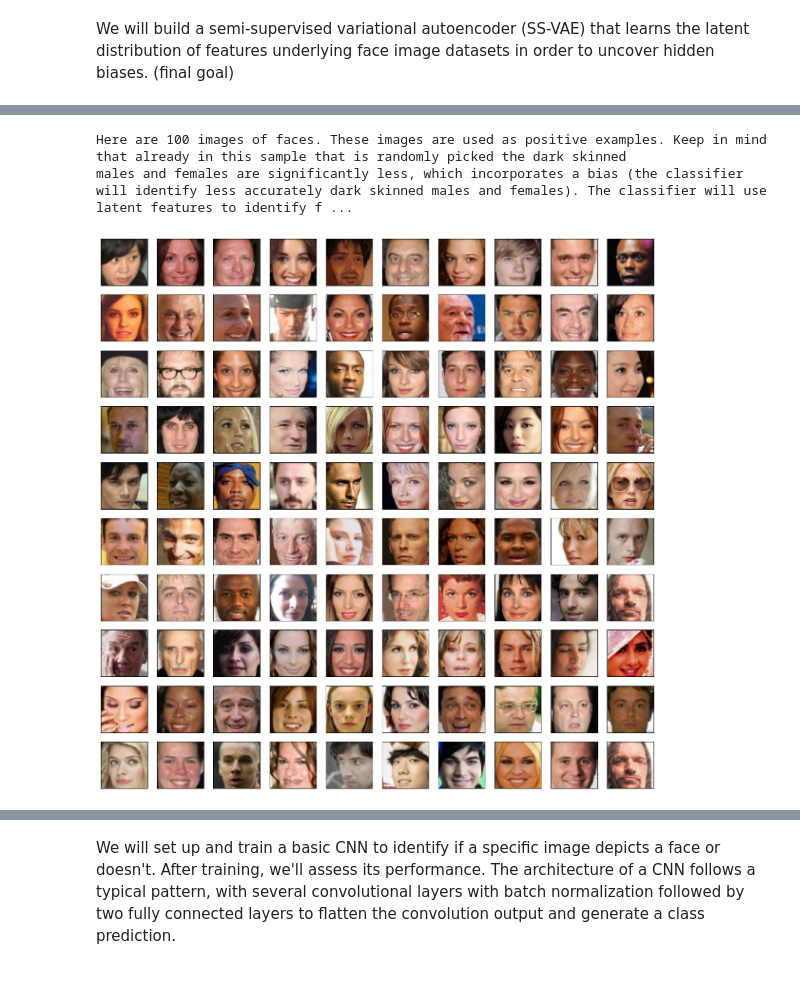
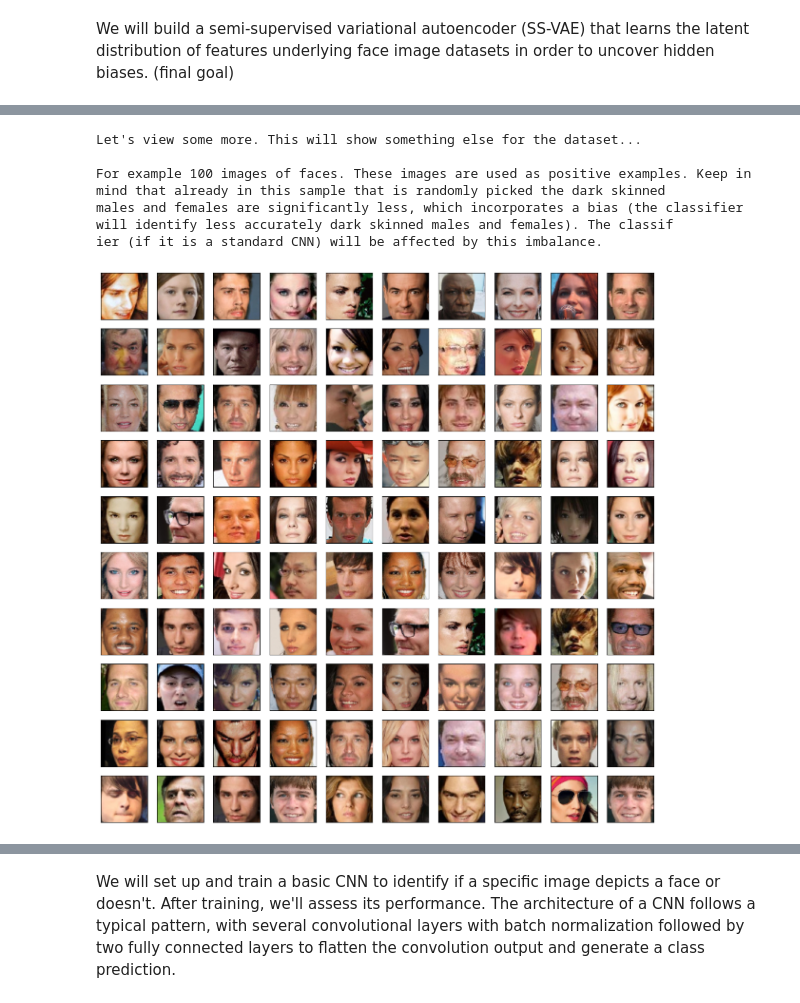
Before and after one commit to CaptainJimbo/MyPortfolio, a Jupyter notebook: facesfacesfacesNOTcomplete.ipynb, the cells around one changed output, grey strips where cells are left out. Saved outputs shown, nothing was run; the diff lists cells and outputs as text; code cells hidden in the pictures.

```diff
--- a/facesfacesfacesNOTcomplete.ipynb
+++ b/facesfacesfacesNOTcomplete.ipynb
@@ -63,0 +72,5 @@ number_of_training_examples = loader.get_train_size()
+# %%
+number_of_training_examples = loader.get_train_size()
+print(f'Size of training data is {number_of_training_examples} samples')
+(images, labels) = loader.get_batch(1000)
+print(f'Picked a batch of {len(images)} faces and {len(images)} non-faces samples.')
@@ -98,12 +115,17 @@ interactive(children=(IntSlider(value=2, description='idx_face', max=50), IntSli
 # %%
-print('Here are 100 images of faces. These images are used as positive examples. Keep \
+print('Let\'s view some more. This will show something else for the dataset...')
+
+print('\nFor example 100 images of faces. These images are used as positive examples. Keep \
 in mind that already in this sample that is randomly picked the dark skinned\nmales and females \
 are significantly less, which incorporates a bias (the classifier will identify less accurately dark skinned \
-males and females). The classifier will use latent features to identify faces and not faces that have to do with bias.')
+males and females). The classif\nier (if it is a standard CNN) will be affected by this imbalance.\n')
 show(face_images,100)
 # %% [output]
-Here are 100 images of faces. These images are used as positive examples. Keep in mind that already in this sample that is randomly picked the dark skinned
-males and females are significantly less, which incorporates a bias (the classifier will identify less accurately dark skinned males and females). The classifier will use latent features to identify f ...
+Let's view some more. This will show something else for the dataset...
+
+For example 100 images of faces. These images are used as positive examples. Keep in mind that already in this sample that is randomly picked the dark skinned
+males and females are significantly less, which incorporates a bias (the classifier will identify less accurately dark skinned males and females). The classif
+ier (if it is a standard CNN) will be affected by this imbalance.
-[figure, old version]
+[figure, new version]
 # %%
 print('Here are 16 images of not faces. These images are used as negative examples.')
```
Also changed, not shown: parts of 17 cells of this notebook.
